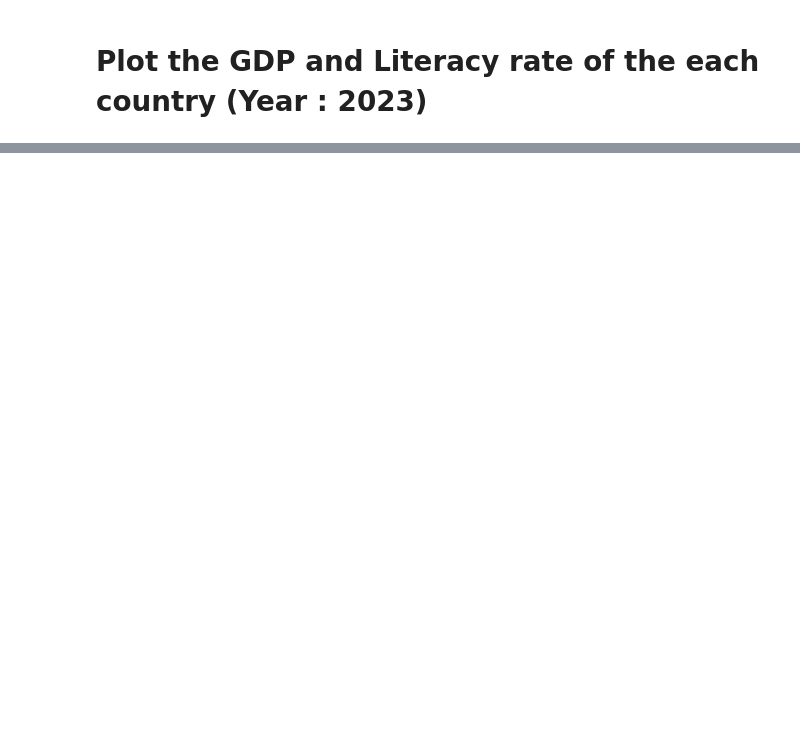
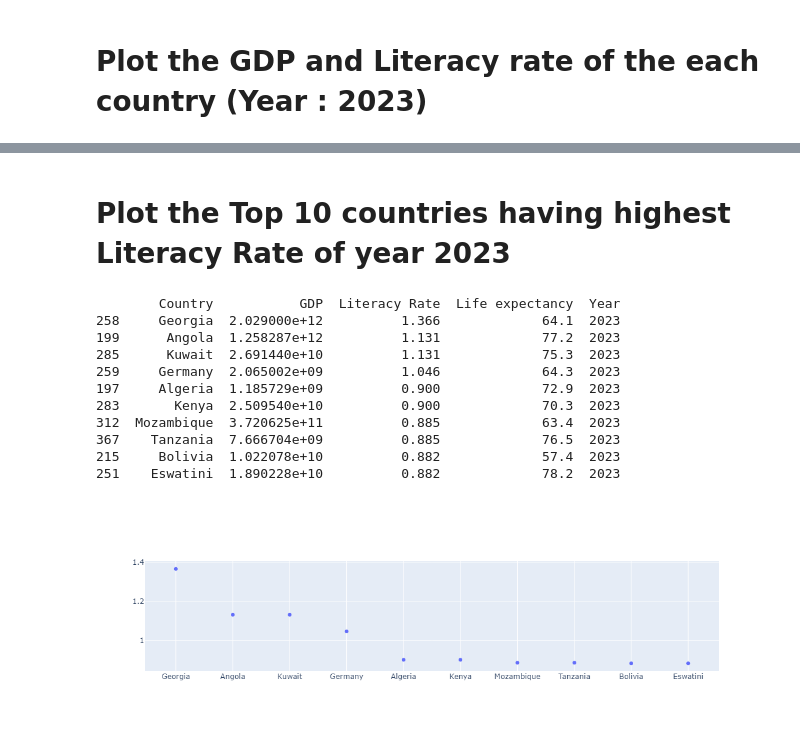
Before and after one commit to KrupaliAkbari6/Machine-Learning, a Jupyter notebook: jupyter_notebook/assignment-2.ipynb, the cells around one changed output, grey strips where cells are left out. Saved outputs shown, nothing was run; the diff lists cells and outputs as text; code cells hidden in the pictures; blank space fills up the shorter version.

```diff
--- a/jupyter_notebook/assignment-2.ipynb
+++ b/jupyter_notebook/assignment-2.ipynb
@@ -170,0 +296,31 @@ KeyError: False
+# %% [markdown]
+# Plot the Top 10 countries having highest Literacy Rate of year 2023
+# %%
+import pandas as pd
+import matplotlib.pyplot as plt
+import plotly.graph_objects as go
+df=pd.read_excel("world_literacy_data_2021_2023.xlsx")
+df.fillna(mean_value,inplace=True)
+
+df_2023=df[df['Year']==2023]
+df_sorted=df_2023.sort_values(by='Literacy Rate',ascending=False)
+top_10_countries=df_sorted.head(10)
+print(top_10_countries)
+fig = go.Figure()
+fig.add_trace(go.Scatter(x=df_sorted['Country'], y=top_10_countries['Literacy Rate'],
+                    mode='markers',
+                    name='Literacy Rate'))
+fig.show()
+# %% [output]
+        Country           GDP  Literacy Rate  Life expectancy  Year
+258     Georgia  2.029000e+12          1.366             64.1  2023
+199      Angola  1.258287e+12          1.131             77.2  2023
+285      Kuwait  2.691440e+10          1.131             75.3  2023
+259     Germany  2.065002e+09          1.046             64.3  2023
+197     Algeria  1.185729e+09          0.900             72.9  2023
+283       Kenya  2.509540e+10          0.900             70.3  2023
+312  Mozambique  3.720625e+11          0.885             63.4  2023
+367    Tanzania  7.666704e+09          0.885             76.5  2023
+215     Bolivia  1.022078e+10          0.882             57.4  2023
+251    Eswatini  1.890228e+10          0.882             78.2  2023
+[figure, added]
```
Also changed, not shown: parts of 10 cells of this notebook, 4 other files.
